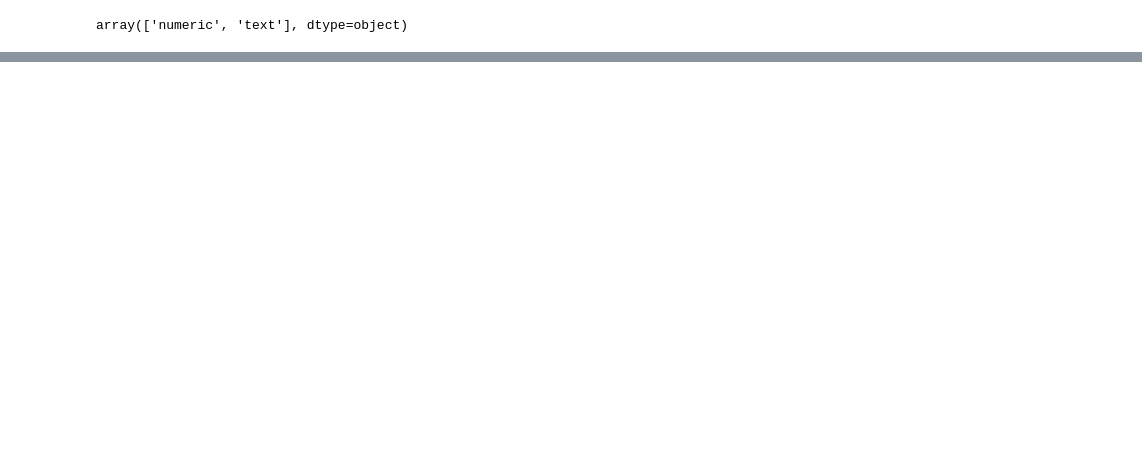
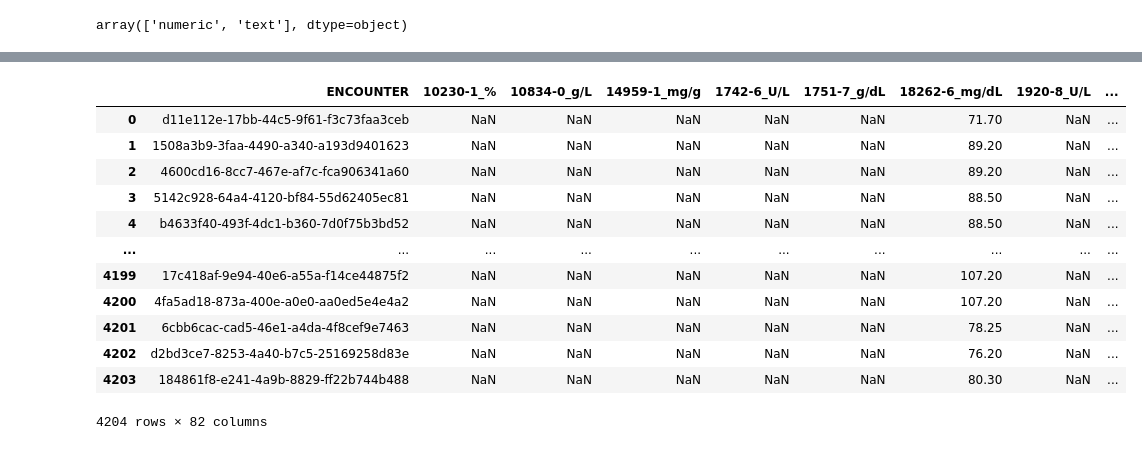
Before and after one commit to linah73/Outcomes-SyntheaEHR, a Jupyter notebook: Predict_pregnacy_outcome_Synthea_EHR.ipynb, the cells around one changed output, grey strips where cells are left out. Saved outputs shown, nothing was run; the diff lists cells and outputs as text; code cells hidden in the pictures; blank space fills up the shorter version.

```diff
--- a/Predict_pregnacy_outcome_Synthea_EHR.ipynb
+++ b/Predict_pregnacy_outcome_Synthea_EHR.ipynb
@@ -318,0 +588,16 @@ num_observations
+# %%
+num_encounter_observations
+# %% [output]
+|  | ENCOUNTER | 10230-1_% | 10834-0_g/L | 14959-1_mg/g | 1742-6_U/L | 1751-7_g/dL | 18262-6_mg/dL | 1920-8_U/L | ... |
+| 0 | d11e112e-17bb-44c5-9f61-f3c73faa3ceb | NaN | NaN | NaN | NaN | NaN | 71.70 | NaN | ... |
+| 1 | 1508a3b9-3faa-4490-a340-a193d9401623 | NaN | NaN | NaN | NaN | NaN | 89.20 | NaN | ... |
+| 2 | 4600cd16-8cc7-467e-af7c-fca906341a60 | NaN | NaN | NaN | NaN | NaN | 89.20 | NaN | ... |
+| 3 | 5142c928-64a4-4120-bf84-55d62405ec81 | NaN | NaN | NaN | NaN | NaN | 88.50 | NaN | ... |
+| 4 | b4633f40-493f-4dc1-b360-7d0f75b3bd52 | NaN | NaN | NaN | NaN | NaN | 88.50 | NaN | ... |
+| ... | ... | ... | ... | ... | ... | ... | ... | ... | ... |
+| 4199 | 17c418af-9e94-40e6-a55a-f14ce44875f2 | NaN | NaN | NaN | NaN | NaN | 107.20 | NaN | ... |
+| 4200 | 4fa5ad18-873a-400e-a0e0-aa0ed5e4e4a2 | NaN | NaN | NaN | NaN | NaN | 107.20 | NaN | ... |
+| 4201 | 6cbb6cac-cad5-46e1-a4da-4f8cef9e7463 | NaN | NaN | NaN | NaN | NaN | 78.25 | NaN | ... |
+| 4202 | d2bd3ce7-8253-4a40-b7c5-25169258d83e | NaN | NaN | NaN | NaN | NaN | 76.20 | NaN | ... |
+| 4203 | 184861f8-e241-4a9b-8829-ff22b744b488 | NaN | NaN | NaN | NaN | NaN | 80.30 | NaN | ... |
+4204 rows × 82 columns
```
Also changed, not shown: parts of 90 cells of this notebook.
